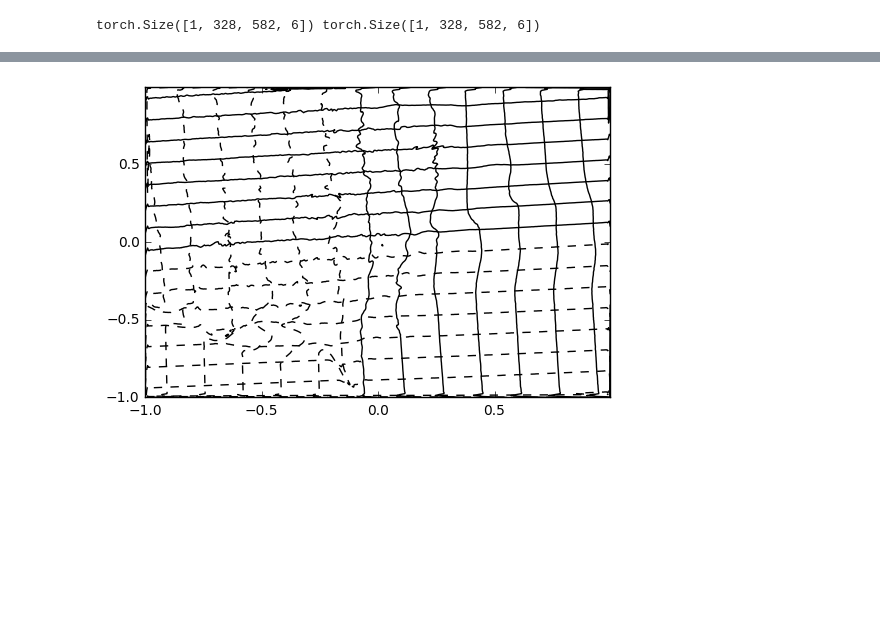
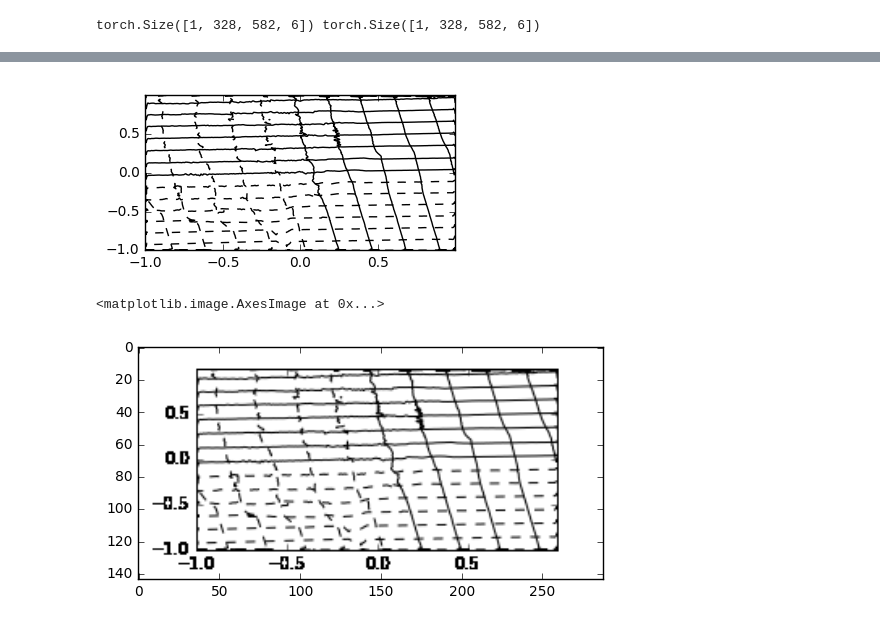
Before and after one commit to fxia22/stn.pytorch, a Jupyter notebook: script/test_conv_stn.ipynb, the cells around one changed output, grey strips where cells are left out. Cells and saved outputs as stored; diff of their text form; code cells hidden in the pictures; blank space fills up the shorter version.

```diff
--- a/script/test_conv_stn.ipynb
+++ b/script/test_conv_stn.ipynb
@@ -127,10 +127,10 @@ X, Y = np.meshgrid(x, y)
 Z1 = grid[:,:,0]
 Z2 = grid[:,:,1]
 # %%
-plt.figure()
-CS = plt.contour(X, Y, Z1, 20, colors='k')
+fig = plt.figure(figsize=(4,2))
+CS = plt.contour(X, Y, Z1, 15, colors='k')
 #plt.clabel(CS, fontsize=9, inline=1)
-CS = plt.contour(X, Y, Z2, 20, colors='k')
+CS = plt.contour(X, Y, Z2, 15, colors='k')
 #plt.clabel(CS, fontsize=9, inline=1)
 # %% [output]
-[figure, old version]
+[figure, new version]
@@ -136,0 +143,5 @@ CS = plt.contour(X, Y, Z2, 20, colors='k')
+# %%
+plt.imshow(data)
+# %% [output]
+<matplotlib.image.AxesImage at 0x...>
+[figure, added]
```
Also changed, not shown: parts of 2 cells of this notebook, 2 other files.
